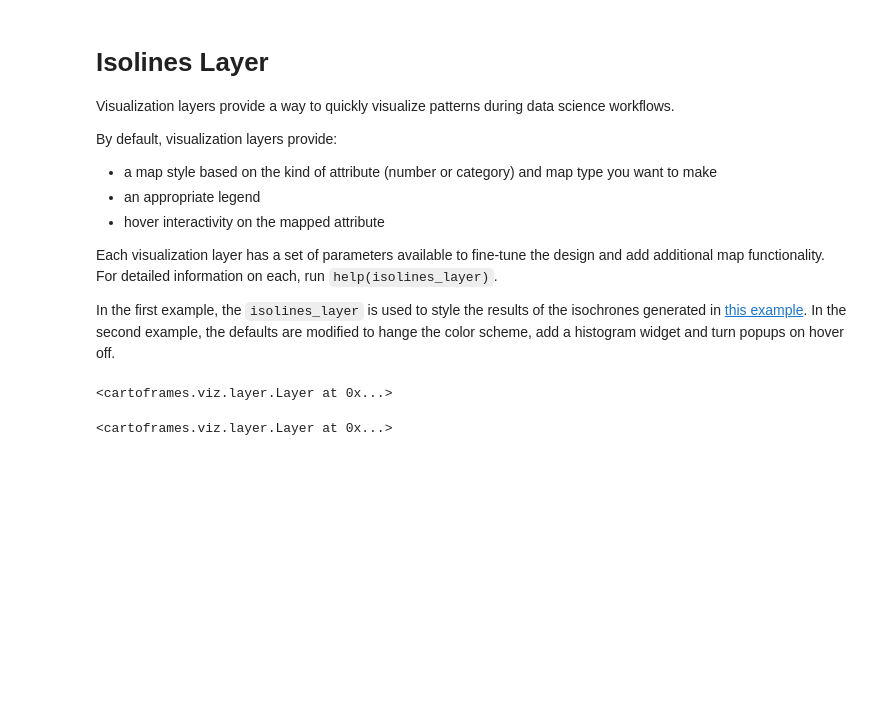
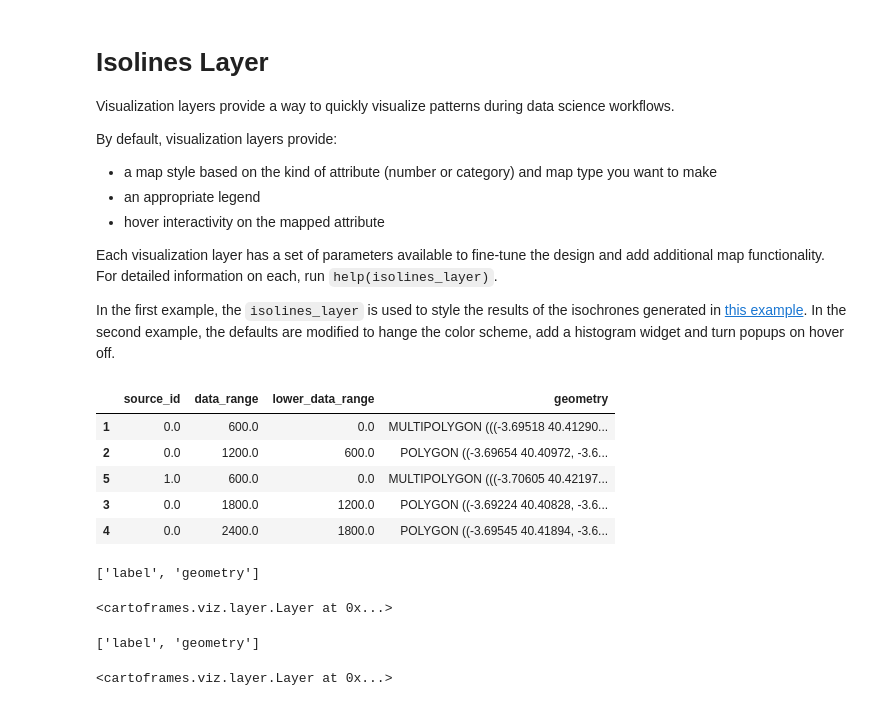
Before and after one commit to CartoDB/cartoframes, a Jupyter notebook: examples/visualization_layers/isolines_layer.ipynb, the cells around one changed output. Saved outputs shown, nothing was run; the diff lists cells and outputs as text; code cells hidden in the pictures; blank space fills up the shorter version.

```diff
--- a/examples/visualization_layers/isolines_layer.ipynb
+++ b/examples/visualization_layers/isolines_layer.ipynb
@@ -16,17 +16,29 @@ from cartoframes.auth import set_default_credentials
 
 set_default_credentials('cartoframes')
 # %%
-from cartoframes.data import Dataset
+from cartoframes import CartoDataFrame
 from cartoframes.viz.helpers import isolines_layer
 
-df = Dataset('isochrones').download()
-
-isolines_layer(df)
+cdf = CartoDataFrame.from_carto('isochrones')
+cdf.head()
 # %% [output]
-<cartoframes.viz.layer.Layer at 0x...>
+|  | source_id | data_range | lower_data_range | geometry |
+| 1 | 0.0 | 600.0 | 0.0 | MULTIPOLYGON (((-3.69518 40.41290... |
+| 2 | 0.0 | 1200.0 | 600.0 | POLYGON ((-3.69654 40.40972, -3.6... |
+| 5 | 1.0 | 600.0 | 0.0 | MULTIPOLYGON (((-3.70605 40.42197... |
+| 3 | 0.0 | 1800.0 | 1200.0 | POLYGON ((-3.69224 40.40828, -3.6... |
+| 4 | 0.0 | 2400.0 | 1800.0 | POLYGON ((-3.69545 40.41894, -3.6... |
+# %%
+cdf['label'] = cdf.apply(lambda row: '{0} - {1}'.format(row['data_range'], row['lower_data_range']), axis=1)
+
+isolines_layer(cdf, value='label')
+# %% [output]
+['label', 'geometry']
+<cartoframes.viz.layer.Layer at 0x...>
 # %%
 isolines_layer(
-    df,
+    cdf,
+    value='label',
     title='Walk Times',
     stroke_color='rgba(255,255,255,0.3)',
     palette='[#00cbe3,#27436a]',
@@ -34,4 +46,5 @@ isolines_layer(
     popup=False
 )
 # %% [output]
-<cartoframes.viz.layer.Layer at 0x...>
+['label', 'geometry']
+<cartoframes.viz.layer.Layer at 0x...>
```
Also changed, not shown: 1 other file.
